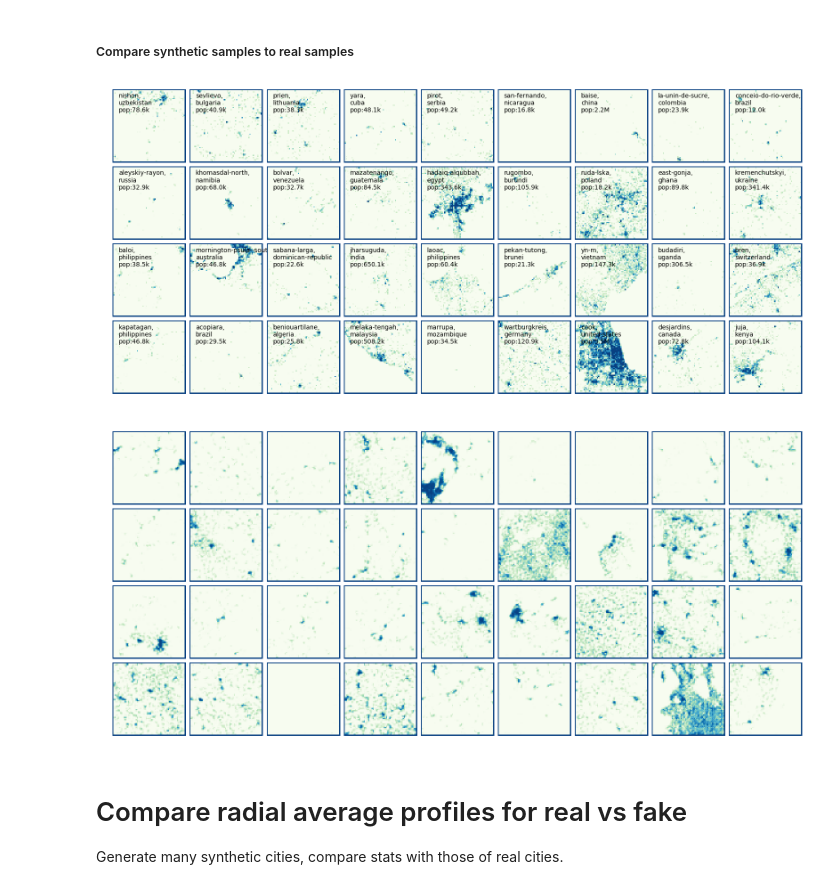
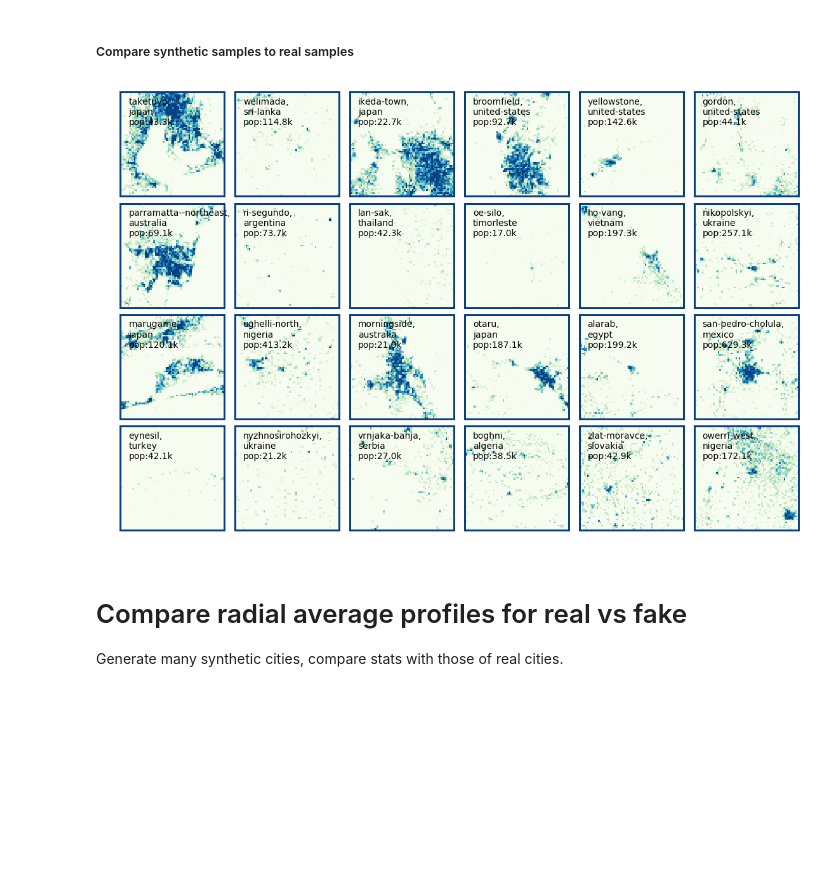
Before and after one commit to adrianalbert/citygan, a Jupyter notebook: experiments/DCGAN generator validation - built areas.ipynb, the cells around one changed output. Drawn from its saved outputs; the diff is of its cells as text; code cells hidden in the pictures; blank space fills up the shorter version.

```diff
--- a/experiments/DCGAN generator validation - built areas.ipynb
+++ b/experiments/DCGAN generator validation - built areas.ipynb
@@ -188,31 +188,29 @@ def format_pop(pop):
         div = 1e3
         s = 'k'
     return "%2.1f%s"%(float(pop)/div, s)
+# %%
+# plot real samples
+N = 24
+files = np.array(glob.glob(config['dataroot'] + "/*/*.png"))
+files = files[np.random.randint(0, len(files), N)]
+img_list = [resize(imread(f), (width,width)) for f in files]
+img_arr = np.expand_dims(np.dstack(img_list).transpose((2,0,1)), 1)
+img_arr = img_arr.reshape((N*nc,1,width,width), order='C')
+img_arr.shape
+
+# # generate grid of images using the make_grid utility in torchvision
 # %%
-# plot real samples
-N = 36
-files = np.array(glob.glob(config['dataroot'] + "/*/*.png"))
-files = files[np.random.randint(0, len(files), N)]
-img_list = [resize(imread(f), (width,width)) for f in files]
-img_arr = np.expand_dims(np.dstack(img_list).transpose((2,0,1)), 1)
-img_arr = img_arr.reshape((N*nc,1,width,width), order='C')
-img_arr.shape
-
-# # generate grid of images using the make_grid utility in torchvision
-# grid = vutils.make_grid(torch.from_numpy(img_arr), nrow=9, padding=1,
-#                         normalize=True, scale_each=True).numpy()
-
 sns.reset_defaults()
-fig, ax = plt.subplots(nrows=4, ncols=N/4, figsize=(20,9),
-                       gridspec_kw={"wspace":0.05, "hspace":0.0})
+fig, ax = plt.subplots(nrows=4, ncols=N/4, figsize=(14,9),
+                       gridspec_kw={"wspace":0.0, "hspace":0.05})
 for img, f, a in zip(img_list, files, ax.flatten()):
     country, province, city, cityclass, pop = os.path.basename(f).split("_")[:-2]
     a.imshow(frame_image(img,1), cmap=cm.GnBu)
     title = "%s,\n%s\npop:%s" % (city, country,format_pop(int(pop)))
     a.annotate(title, xy=(5,20))
     _ = a.axis("off")
 
 fig.savefig('../figures/example_real_cities.pdf',
             format='pdf', dpi=1200, bbox_inches='tight')
 # %% [output]
-[figure, old version]
+[figure, new version]
@@ -222,14 +217,14 @@ fig.savefig('../figures/example_real_cities.pdf',
 # %%
 # plot fake examples
 
-N = 36
+N = 24
 
 Z = np.random.randn(N, z_num)
 img_fake = generate_samples(netG, Z.reshape((N,z_num,1,1)), cuda=True)\
             .cpu().data.numpy()
 
-fig, ax = plt.subplots(nrows=4, ncols=N/4, figsize=(20,9),
-                       gridspec_kw={"wspace":0.05, "hspace":0.0})
+fig, ax = plt.subplots(nrows=4, ncols=N/4, figsize=(14,9),
+                       gridspec_kw={"wspace":0.0, "hspace":0.05})
 for i, a in enumerate(ax.flatten()):
     img = img_fake[i][0]
     a.imshow(frame_image(img,1), cmap=cm.GnBu)
@@ -237,8 +232,6 @@ for i, a in enumerate(ax.flatten()):
 
 fig.savefig('../figures/example_fake_cities.pdf',
             format='pdf', dpi=1200, bbox_inches='tight')
-# %% [output]
-[figure, removed]
 # %% [markdown]
 # Compare radial average profiles for real vs fake
 
```
Also changed, not shown: parts of 7 cells of this notebook, 2 other files.
